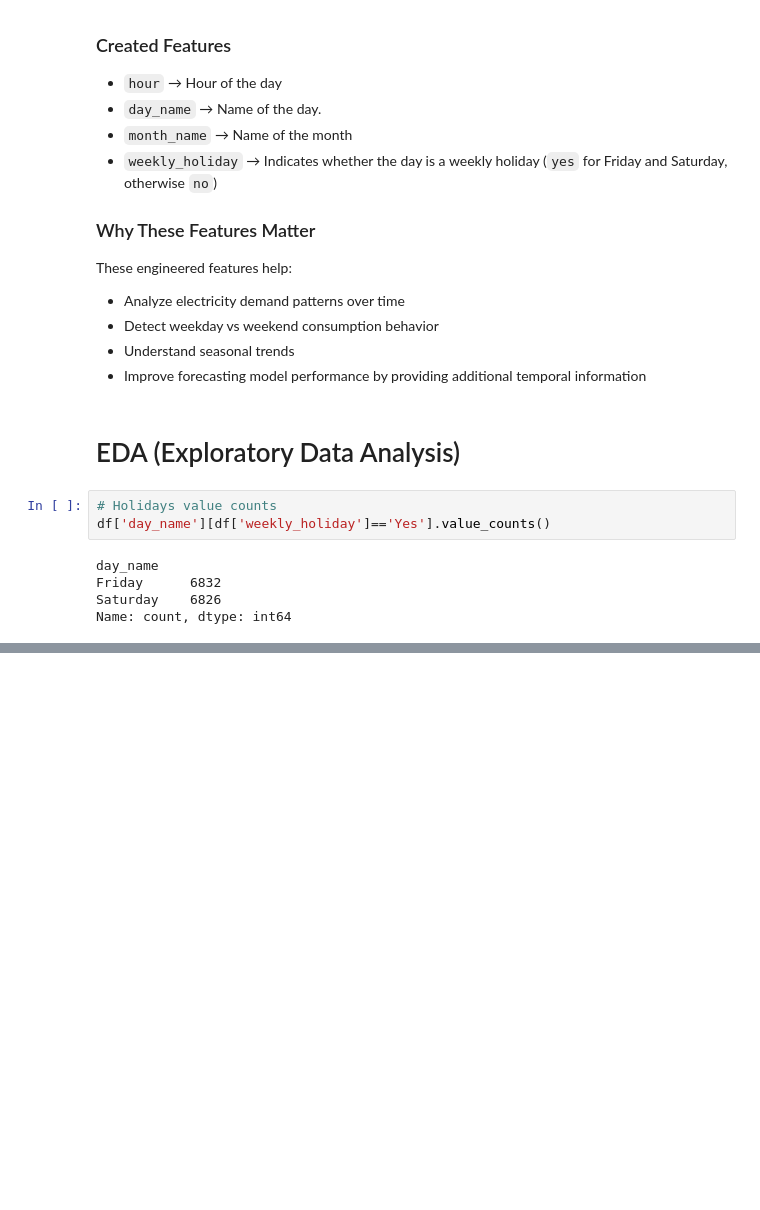
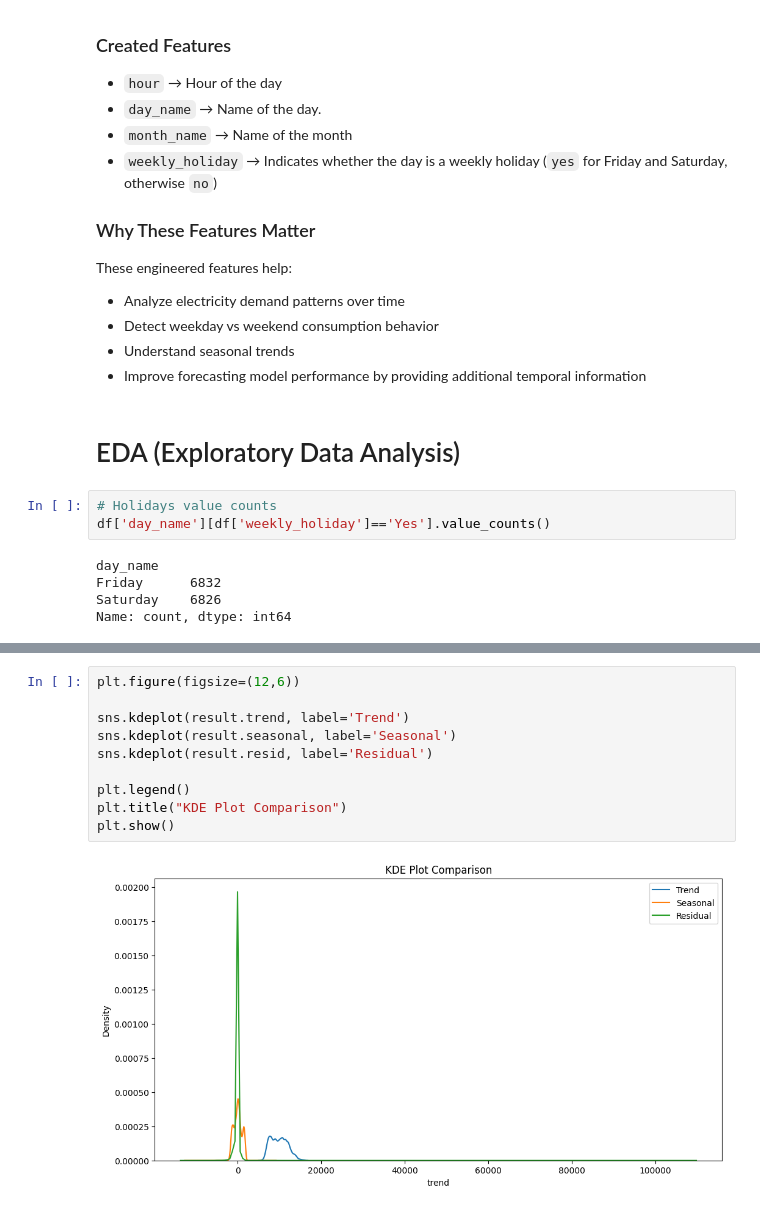
Before and after one commit to CodebySiyam/electricity-load-forecasting-bangladesh, a Jupyter notebook: electricity-load-forecasting-bangladesh.ipynb, the cells around one changed output, grey strips where cells are left out. Cells and saved outputs as stored; diff of their text form; blank space fills up the shorter version.

```diff
--- a/electricity-load-forecasting-bangladesh.ipynb
+++ b/electricity-load-forecasting-bangladesh.ipynb
@@ -750,0 +858,12 @@ Name: count, dtype: int64
+# %%
+plt.figure(figsize=(12,6))
+
+sns.kdeplot(result.trend, label='Trend')
+sns.kdeplot(result.seasonal, label='Seasonal')
+sns.kdeplot(result.resid, label='Residual')
+
+plt.legend()
+plt.title("KDE Plot Comparison")
+plt.show()
+# %% [output]
+[figure, added]
```
Also changed, not shown: parts of 23 cells of this notebook.
